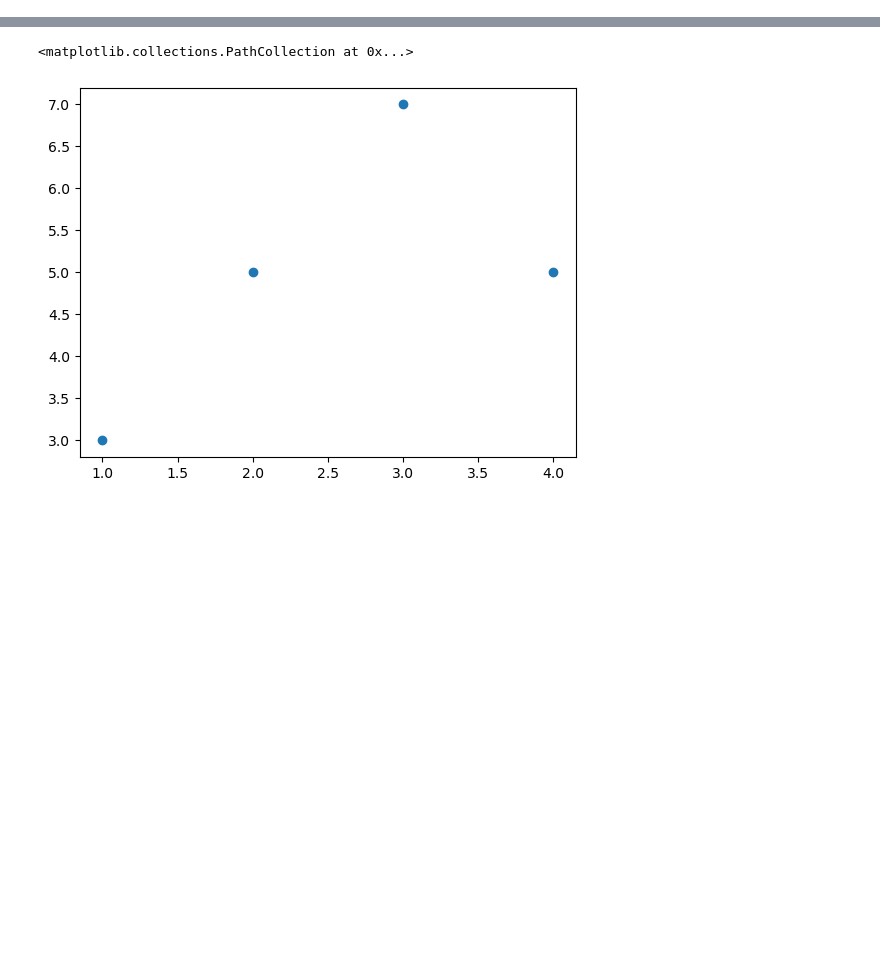
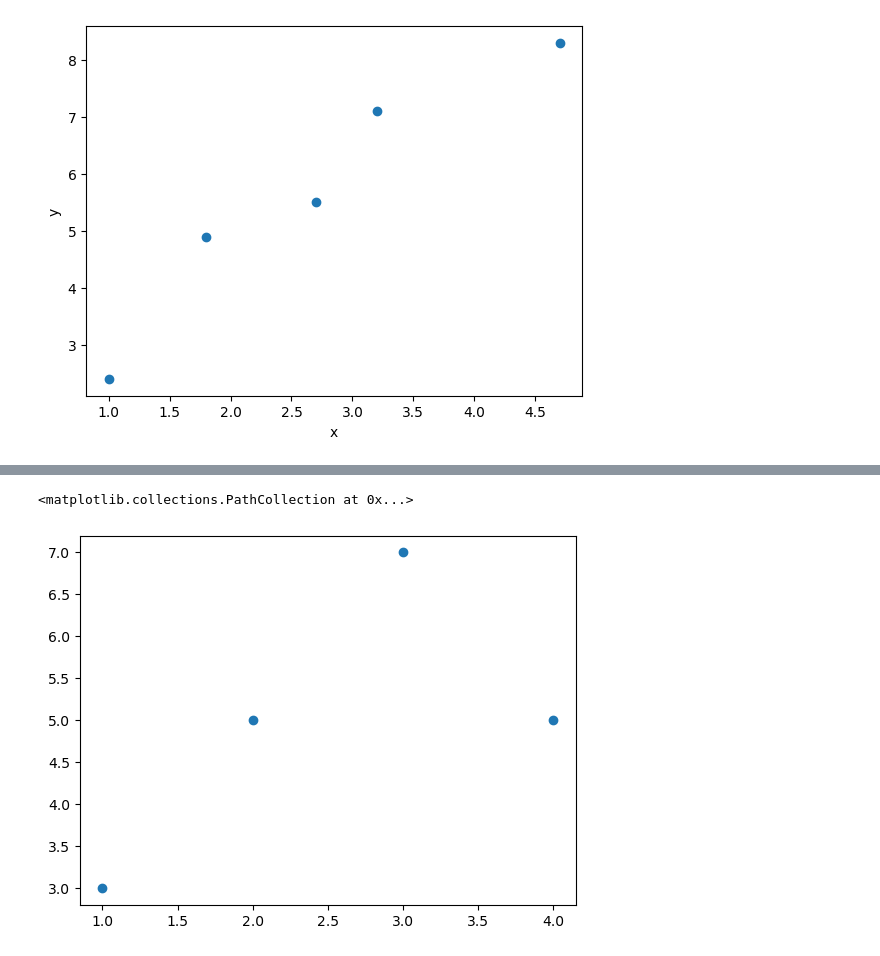
Before and after one commit to Janko-dev/ZM004-2324-data-science, a Jupyter notebook: ds_dc3.ipynb, the cells around one changed output, grey strips where cells are left out. Saved outputs shown, nothing was run; the diff lists cells and outputs as text; code cells hidden in the pictures; blank space fills up the shorter version.

```diff
--- a/ds_dc3.ipynb
+++ b/ds_dc3.ipynb
@@ -5,0 +26,18 @@ import seaborn as sns
+# %%
+df = np.array([
+    [1, 2.4],
+    [1.8, 4.9],
+    [2.7, 5.5],
+    [3.2, 7.1],
+    [4.7, 8.3],
+], dtype='float32')
+
+x = df[:, 0]
+y = df[:, 1]
+
+plt.scatter(x, y)
+plt.xlabel("x")
+plt.ylabel("y")
+plt.show()
+# %% [output]
+[figure, added]
```
Also changed, not shown: parts of 9 cells of this notebook, 1 other file.
